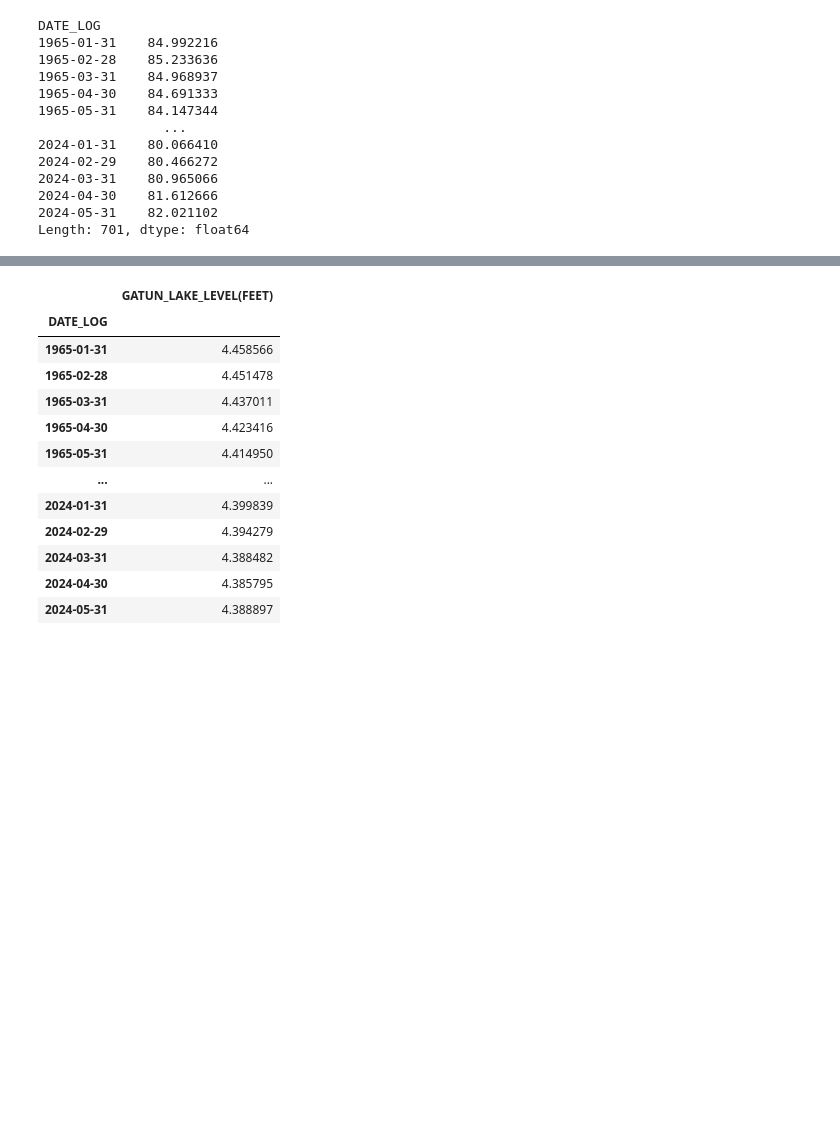
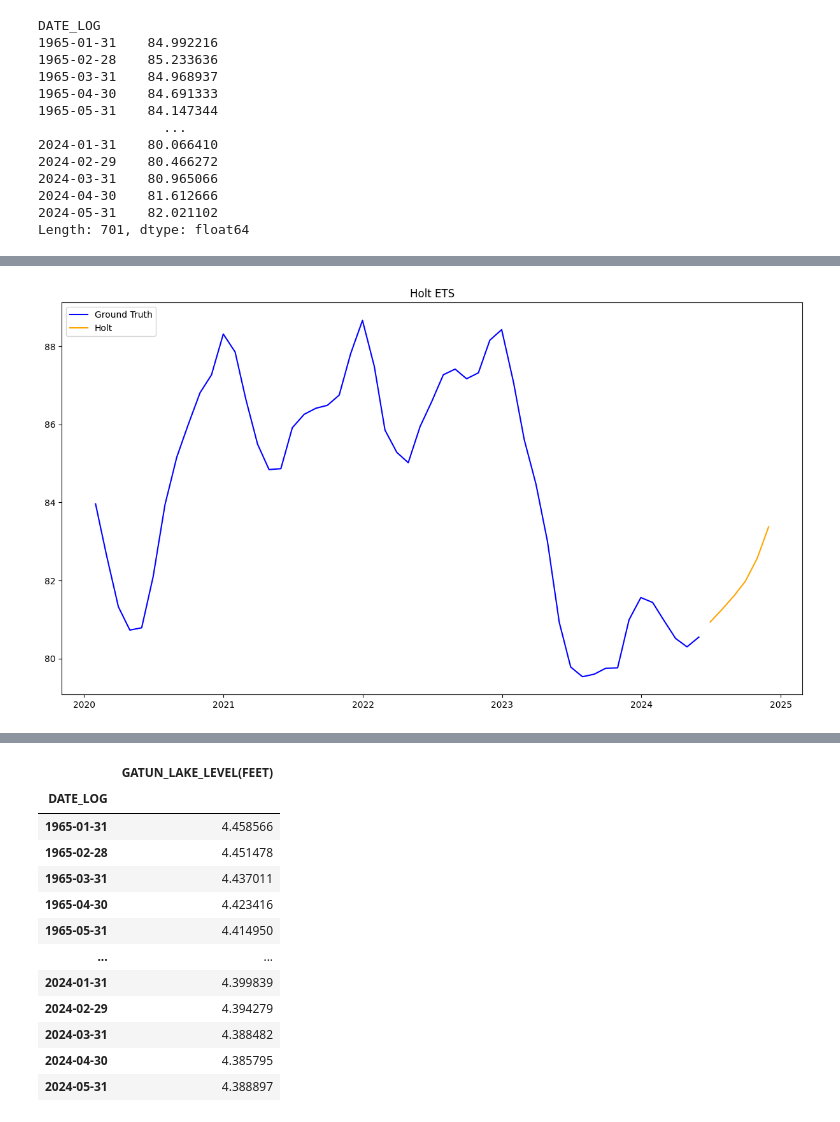
Before and after one commit to m0onsoo/panama_time_series_analysis, a Jupyter notebook: ETS_ARIMA.ipynb, the cells around one changed output, grey strips where cells are left out. Cells and saved outputs as stored; diff of their text form; code cells hidden in the pictures; blank space fills up the shorter version.

```diff
--- a/ETS_ARIMA.ipynb
+++ b/ETS_ARIMA.ipynb
@@ -213,0 +145,5 @@ from statsmodels.tsa.api import Holt
+# %%
+fit_exp = ExponentialSmoothing(df.values, seasonal_periods=12, trend=None, seasonal='add').fit()
+# last_date
+# %%
+fc_1=fit_exp.forecast(6)
@@ -213,0 +152,2 @@ from statsmodels.tsa.api import Holt
+# %%
+fc1_df=pd.DataFrame(fc_1,index=after_index[:6])
@@ -213,0 +156,2 @@ from statsmodels.tsa.api import Holt
+# %%
+fc1_df.index=pd.to_datetime(fc1_df.index)
@@ -214 +170,12 @@ from statsmodels.tsa.api import Holt
+# %%
+fig, ax = plt.subplots(figsize=(15, 8))
+ax.plot(df[df.index>='2020-01-01'].index, df[df.index>='2020-01-01'], label = 'Ground Truth',color='blue')
+ax.plot(fc1_df.index, fc1_df.values, label = 'Holt',color='orange')
+# ax.vlines(Timestamp('2024-05-31'), 70, 100, linestyle='--', color='r', label='Start of Forecast');
+
+ax.legend(loc='upper left')
+plt.title("Holt ETS")
+plt.show()
+# %% [output]
+[figure, added]
 # %%
```
Also changed, not shown: parts of 102 cells of this notebook.
